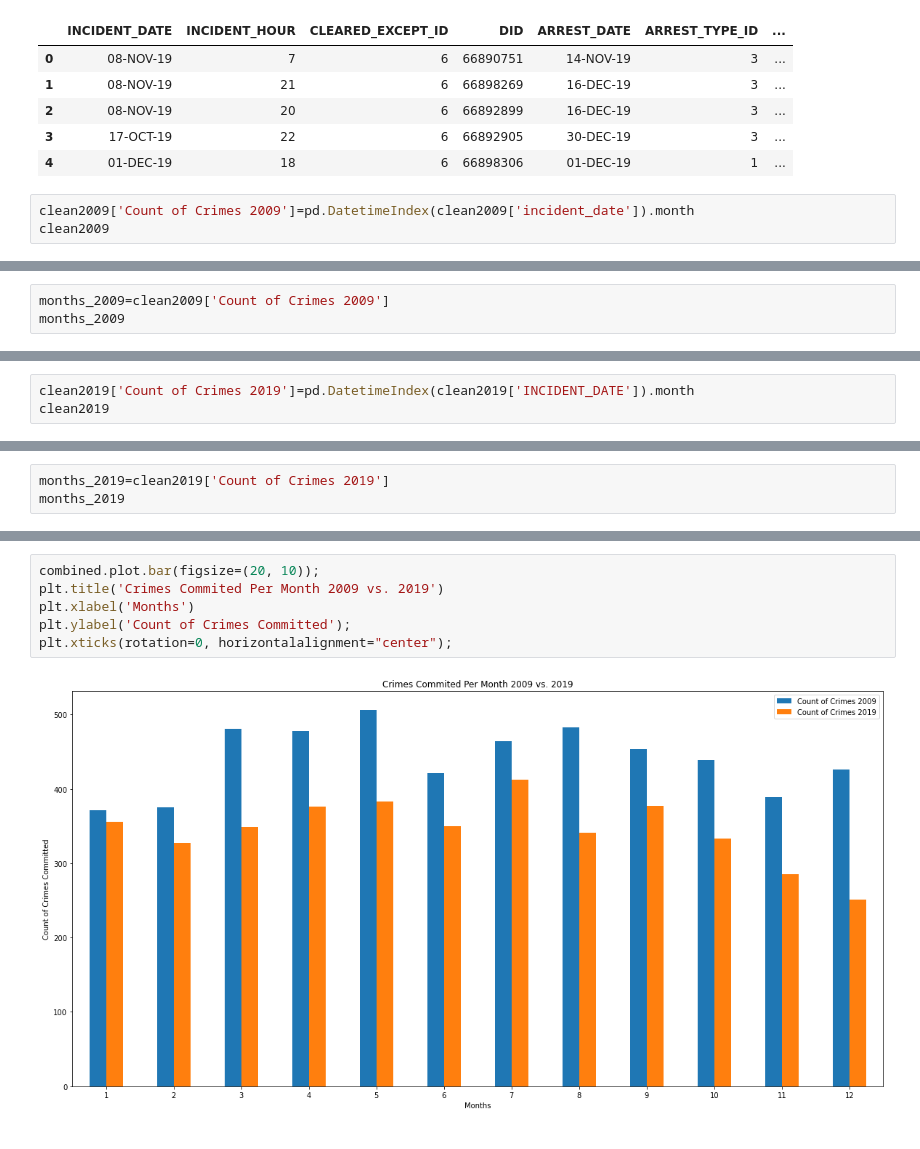
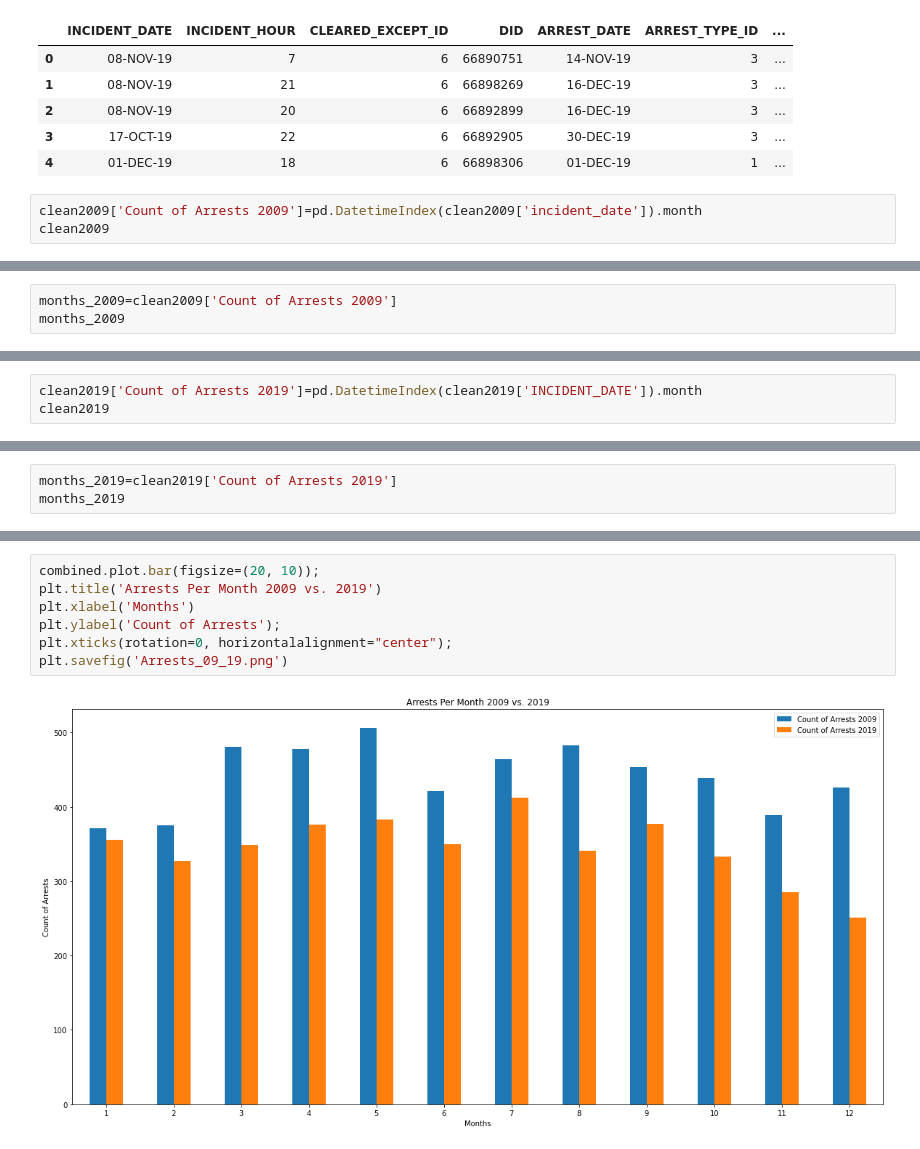
Before and after one commit to Jorgehdzdata/Project1_group3, a Jupyter notebook: Nicole1.ipynb, the cells around one changed output, grey strips where cells are left out. Saved outputs shown, nothing was run; the diff lists cells and outputs as text.

```diff
--- a/Nicole1.ipynb
+++ b/Nicole1.ipynb
@@ -99,7 +99,7 @@ clean2019.head()
 | 3 | 17-OCT-19 | 22 | 6 | 66892905 | 30-DEC-19 | 3 | ... |
 | 4 | 01-DEC-19 | 18 | 6 | 66898306 | 01-DEC-19 | 1 | ... |
 # %%
-clean2009['Count of Crimes 2009']=pd.DatetimeIndex(clean2009['incident_date']).month
+clean2009['Count of Arrests 2009']=pd.DatetimeIndex(clean2009['incident_date']).month
 clean2009
 # %% [output]
 |  | incident_number | incident_date | incident_hour | cleared_except_date | ddocname | ff_line_number_x | ... |
@@ -118,5 +118,5 @@ clean2009
 # %%
-months_2009=clean2009['Count of Crimes 2009']
+months_2009=clean2009['Count of Arrests 2009']
 months_2009
 # %% [output]
 0        1
@@ -179,5 +179,5 @@ plt.grid()
 # %%
-clean2019['Count of Crimes 2019']=pd.DatetimeIndex(clean2019['INCIDENT_DATE']).month
+clean2019['Count of Arrests 2019']=pd.DatetimeIndex(clean2019['INCIDENT_DATE']).month
 clean2019
 # %% [output]
 |  | INCIDENT_DATE | INCIDENT_HOUR | CLEARED_EXCEPT_ID | DID | ARREST_DATE | ARREST_TYPE_ID | ... |
@@ -196,5 +196,5 @@ clean2019
 # %%
-months_2019=clean2019['Count of Crimes 2019']
+months_2019=clean2019['Count of Arrests 2019']
 months_2019
 # %% [output]
 0       11
@@ -273,9 +273,10 @@ combined
 | 12 | 426 | 251 |
 # %%
 combined.plot.bar(figsize=(20, 10));
-plt.title('Crimes Commited Per Month 2009 vs. 2019')
+plt.title('Arrests Per Month 2009 vs. 2019')
 plt.xlabel('Months')
-plt.ylabel('Count of Crimes Committed');
+plt.ylabel('Count of Arrests');
 plt.xticks(rotation=0, horizontalalignment="center");
+plt.savefig('Arrests_09_19.png')
 # %% [output]
-[figure, old version]
+[figure, new version]
```
Also changed, not shown: parts of 11 cells of this notebook, 1 other file.
